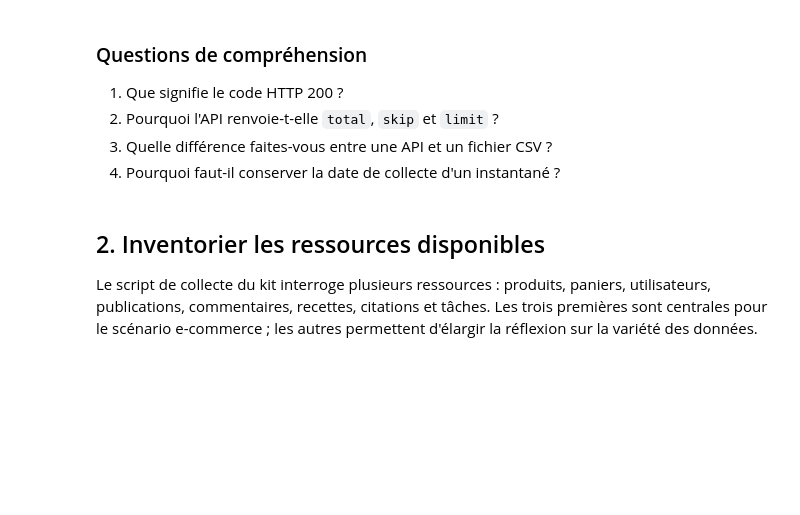
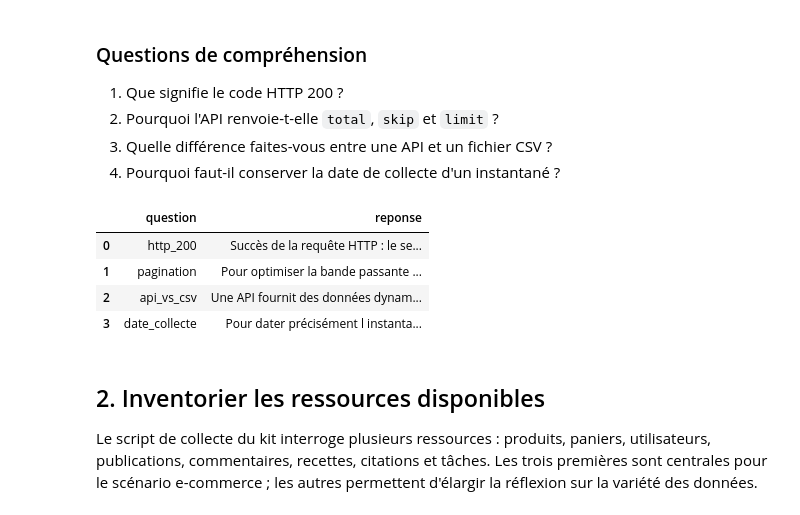
Before and after one commit to LudwigPosn1/Big-Data-Projet-POISSON-Ludwig, a Jupyter notebook: notebooks/01_atelier_exploration_sources.ipynb, the cells around one changed output. Cells and saved outputs as stored; diff of their text form; code cells hidden in the pictures; blank space fills up the shorter version.

```diff
--- a/notebooks/01_atelier_exploration_sources.ipynb
+++ b/notebooks/01_atelier_exploration_sources.ipynb
@@ -61,3 +67,18 @@ reponses_api
+# %%
+# Réponses rédigées par le binôme
+reponses_api = {
+    "http_200": "Succès de la requête HTTP : le serveur a traité la demande et renvoie la ressource demandée.",
+    "pagination": "Pour optimiser la bande passante et éviter la surcharge serveur. total indique le volume total, limit le nombre max renvoyé par page, skip le décalage (offset).",
+    "api_vs_csv": "Une API fournit des données dynamiques à la demande via requêtes HTTP avec pagination/filtrage, tandis qu un CSV est un fichier plat statique figé au moment de son extraction.",
+    "date_collecte": "Pour dater précisément l instantané (snapshot) dans le temps (versioning), car les données d une API peuvent évoluer ou être modifiées."
+}
+display(pd.DataFrame(list(reponses_api.items()), columns=["question", "reponse"]))
+# %% [output]
+|  | question | reponse |
+| 0 | http_200 | Succès de la requête HTTP : le se... |
+| 1 | pagination | Pour optimiser la bande passante ... |
+| 2 | api_vs_csv | Une API fournit des données dynam... |
+| 3 | date_collecte | Pour dater précisément l instanta... |
 # %% [markdown]
 ## 2. Inventorier les ressources disponibles
 
```
Also changed, not shown: parts of 12 cells of this notebook, 17 other files.
